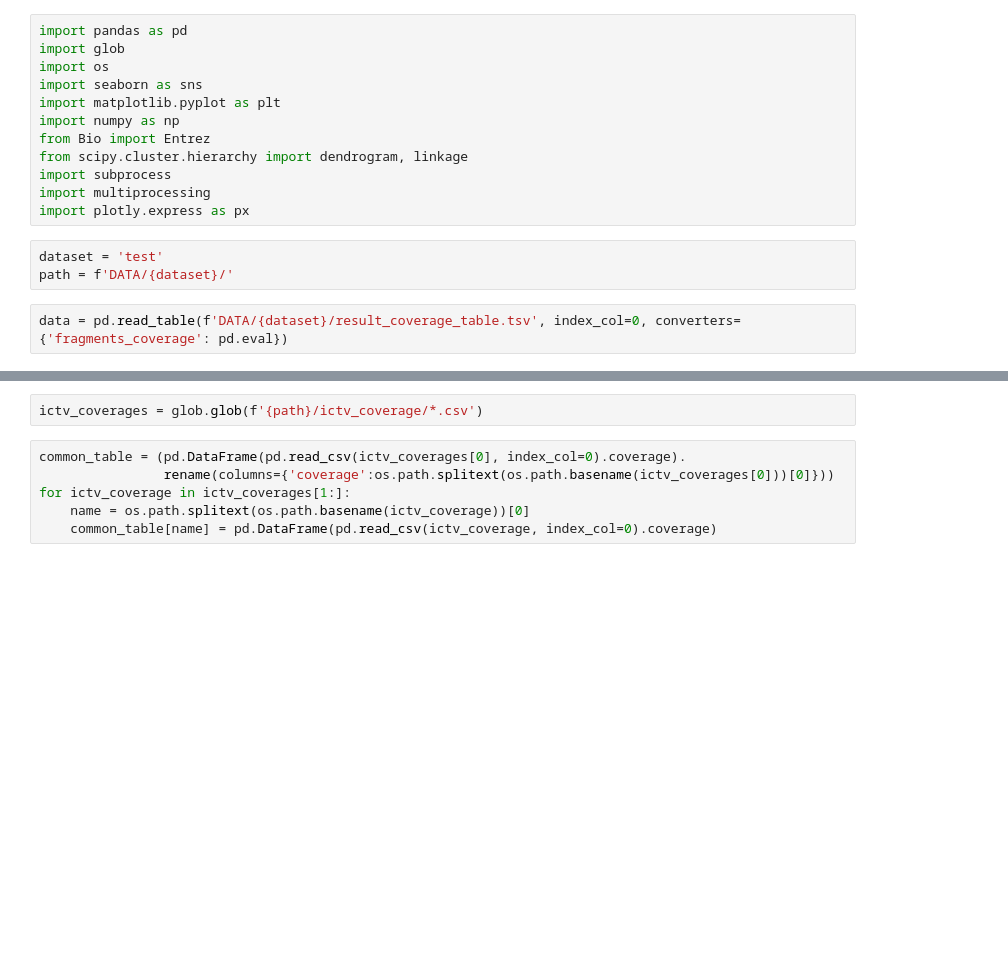
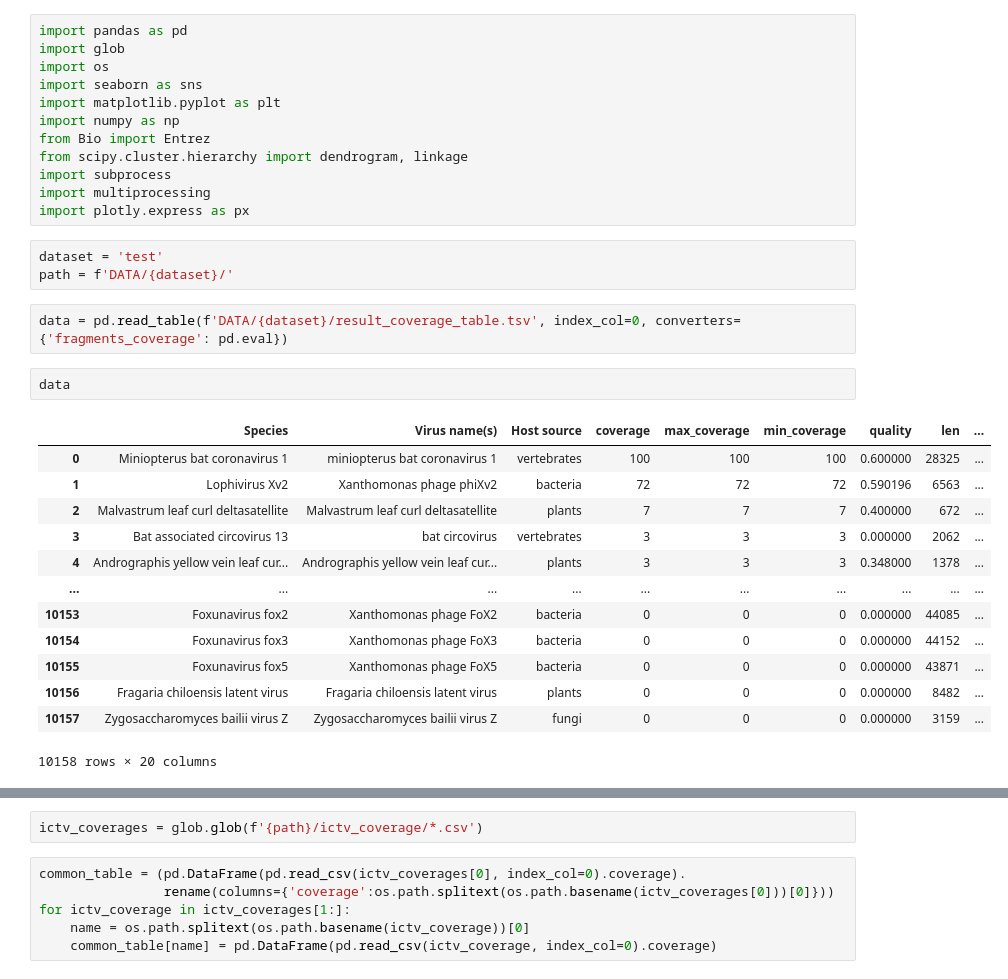
Before and after one commit to NJJeus/AliMarko, a Jupyter notebook: results.ipynb, the cells around one changed output, grey strips where cells are left out. Saved outputs shown, nothing was run; the diff lists cells and outputs as text; blank space fills up the shorter version.

```diff
--- a/results.ipynb
+++ b/results.ipynb
@@ -15,6 +15,22 @@ dataset = 'test'
 path = f'DATA/{dataset}/'
 # %%
 data = pd.read_table(f'DATA/{dataset}/result_coverage_table.tsv', index_col=0, converters={'fragments_coverage': pd.eval})
+# %%
+data
+# %% [output]
+|  | Species | Virus name(s) | Host source | coverage | max_coverage | min_coverage | quality | len | ... |
+| 0 | Miniopterus bat coronavirus 1 | miniopterus bat coronavirus 1 | vertebrates | 100 | 100 | 100 | 0.600000 | 28325 | ... |
+| 1 | Lophivirus Xv2 | Xanthomonas phage phiXv2 | bacteria | 72 | 72 | 72 | 0.590196 | 6563 | ... |
+| 2 | Malvastrum leaf curl deltasatellite | Malvastrum leaf curl deltasatellite | plants | 7 | 7 | 7 | 0.400000 | 672 | ... |
+| 3 | Bat associated circovirus 13 | bat circovirus | vertebrates | 3 | 3 | 3 | 0.000000 | 2062 | ... |
+| 4 | Andrographis yellow vein leaf cur... | Andrographis yellow vein leaf cur... | plants | 3 | 3 | 3 | 0.348000 | 1378 | ... |
+| ... | ... | ... | ... | ... | ... | ... | ... | ... | ... |
+| 10153 | Foxunavirus fox2 | Xanthomonas phage FoX2 | bacteria | 0 | 0 | 0 | 0.000000 | 44085 | ... |
+| 10154 | Foxunavirus fox3 | Xanthomonas phage FoX3 | bacteria | 0 | 0 | 0 | 0.000000 | 44152 | ... |
+| 10155 | Foxunavirus fox5 | Xanthomonas phage FoX5 | bacteria | 0 | 0 | 0 | 0.000000 | 43871 | ... |
+| 10156 | Fragaria chiloensis latent virus | Fragaria chiloensis latent virus | plants | 0 | 0 | 0 | 0.000000 | 8482 | ... |
+| 10157 | Zygosaccharomyces bailii virus Z | Zygosaccharomyces bailii virus Z | fungi | 0 | 0 | 0 | 0.000000 | 3159 | ... |
+10158 rows × 20 columns
 # %%
 plt.figure(figsize=(6, 4), dpi=130)
 plt.title('Распределение ширины покрытия для вирусов базы ICTV дял данных external rna', fontdict={'size':8})
```
Also changed, not shown: parts of 11 cells of this notebook, 3 other files.
